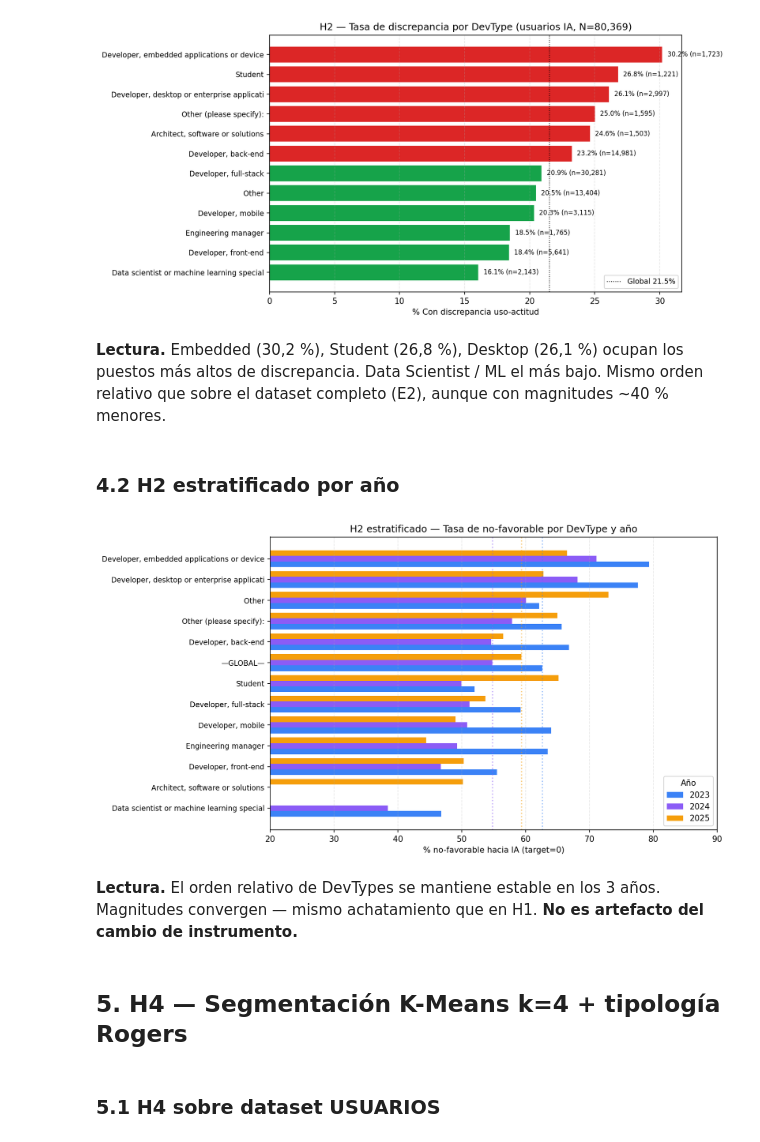
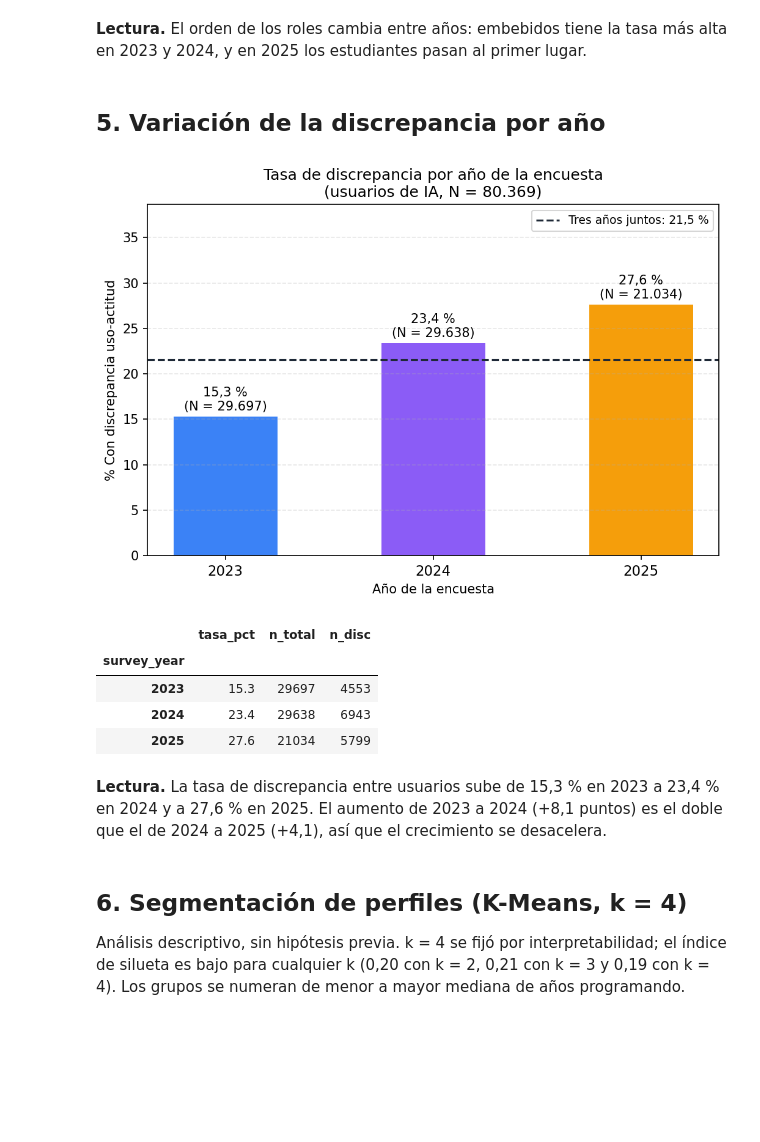
Before and after one commit to dhruszecki/discrepancia-uso-actitud-ia, a Jupyter notebook: notebooks/03_eda.ipynb, the cells around one changed output. Cells and saved outputs as stored; diff of their text form; code cells hidden in the pictures; blank space fills up the shorter version.

Commit message:
Versión final del análisis
Pipeline con las categorías unificadas entre las ediciones 2023, 2024 y 2025,
scripts de cada etapa, notebooks ejecutados e instrucciones para reproducir
el análisis.

```diff
--- a/notebooks/03_eda.ipynb
+++ b/notebooks/03_eda.ipynb
@@ -24,6 +23,7 @@ sys.path.insert(0, str(ROOT / "scripts"))
 import matplotlib.pyplot as plt
 import numpy as np
 import pandas as pd
+from IPython.display import Image, display
 
 def load_module(name, path):
     spec = importlib.util.spec_from_file_location(name, path)
@@ -32,9 +32,9 @@ def load_module(name, path):
     return mod
 
 eda = load_module("eda", ROOT / "scripts" / "eda.py")
-inv = load_module("inv", ROOT / "scripts" / "invarianza.py")
-pipeline = load_module("pipeline", ROOT / "scripts" / "pipeline.py")
+temporal = load_module("temporal", ROOT / "scripts" / "temporal.py")
+brecha = load_module("brecha_uso_actitud", ROOT / "scripts" / "brecha_uso_actitud.py")
 
 plt.rcParams.update({"figure.dpi": 100, "font.size": 10})
-print(f"TARGET_LABELS = {eda.TARGET_LABELS}")
+print(f"Etiquetas de la variable a predecir: {eda.TARGET_LABELS}")
 # %% [output]
@@ -104,0 +84,8 @@ tabla_h1_strat
+# %%
+df_disc = df_users.assign(discrepancia=1 - df_users["target"])
+tabla_base, fig_base = temporal.tasa_base_por_anio(df_disc)
+tabla_h1, fig_h1 = temporal.h1_temporal_usuarios(df_disc)
+fig_base.savefig(ROOT / "outputs" / "temporal_tasa_discrepancia.png", dpi=150, bbox_inches="tight")
+fig_h1.savefig(ROOT / "outputs" / "temporal_experiencia.png", dpi=150, bbox_inches="tight")
+display(Image(filename=str(ROOT / "outputs" / "temporal_experiencia.png")))
+tabla_h1
@@ -137,22 +143,23 @@ Tasa global discrepancia: 21.5%
+# %% [markdown]
+**Lectura.** El orden de los roles cambia entre años: embebidos tiene la tasa más alta en 2023 y 2024, y en 2025 los estudiantes pasan al primer lugar.
+# %% [markdown]
+## 5. Variación de la discrepancia por año
 # %%
-display(Image(filename=str(ROOT / "outputs" / "06_users_H2_devtype.png")))
+display(Image(filename=str(ROOT / "outputs" / "temporal_tasa_discrepancia.png")))
+tabla_base
 # %% [output]
-[figure, old version]
+[figure, new version]
+|  | tasa_pct | n_total | n_disc |
+| survey_year |  |  |  |
+| 2023 | 15.3 | 29697 | 4553 |
+| 2024 | 23.4 | 29638 | 6943 |
+| 2025 | 27.6 | 21034 | 5799 |
-# %% [markdown]
-**Lectura.** Embedded (30,2 %), Student (26,8 %), Desktop (26,1 %) ocupan los puestos más altos de discrepancia. Data Scientist / ML el más bajo. Mismo orden relativo que sobre el dataset completo (E2), aunque con magnitudes ~40 % menores.
-# %% [markdown]
-### 4.2 H2 estratificado por año
-# %%
-tabla_h2_strat, _ = inv.analisis_h2(df_inv)
-display(Image(filename=str(ROOT / "outputs" / "05_invarianza_H2_devtype.png")))
-# %% [output]
-[figure, removed]
-# %% [markdown]
-**Lectura.** El orden relativo de DevTypes se mantiene estable en los 3 años. Magnitudes convergen — mismo achatamiento que en H1. **No es artefacto del cambio de instrumento.**
-# %% [markdown]
-## 5. H4 — Segmentación K-Means k=4 + tipología Rogers
-# %% [markdown]
-### 5.1 H4 sobre dataset USUARIOS
+# %% [markdown]
+**Lectura.** La tasa de discrepancia entre usuarios sube de 15,3 % en 2023 a 23,4 % en 2024 y a 27,6 % en 2025. El aumento de 2023 a 2024 (+8,1 puntos) es el doble que el de 2024 a 2025 (+4,1), así que el crecimiento se desacelera.
+# %% [markdown]
+## 6. Segmentación de perfiles (K-Means, k = 4)
+
+Análisis descriptivo, sin hipótesis previa. k = 4 se fijó por interpretabilidad; el índice de silueta es bajo para cualquier k (0,20 con k = 2, 0,21 con k = 3 y 0,19 con k = 4). Los grupos se numeran de menor a mayor mediana de años programando.
 # %%
 df_clust_users, tabla_h4_users = eda.h4_clusters(df_users.assign(discrepancia=1 - df_users["target"]))
 tabla_h4_users
```
Also changed, not shown: parts of 44 cells of this notebook, 47 other files.
